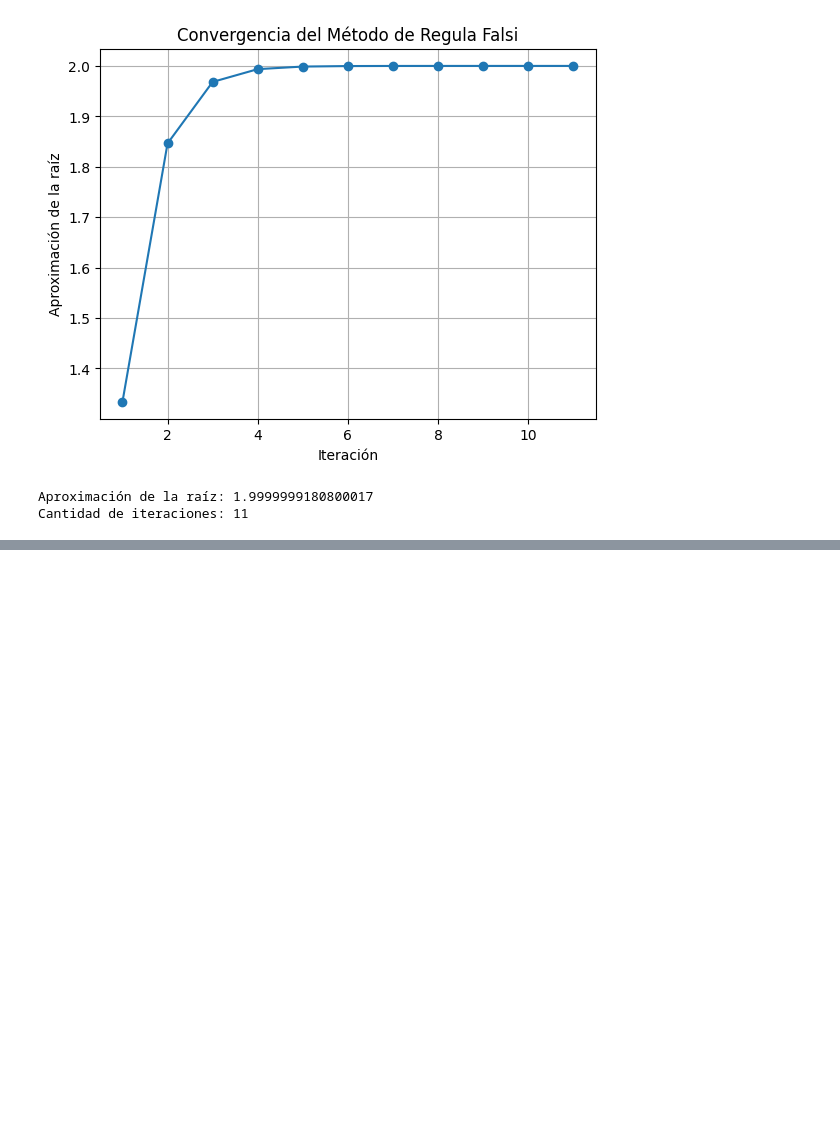
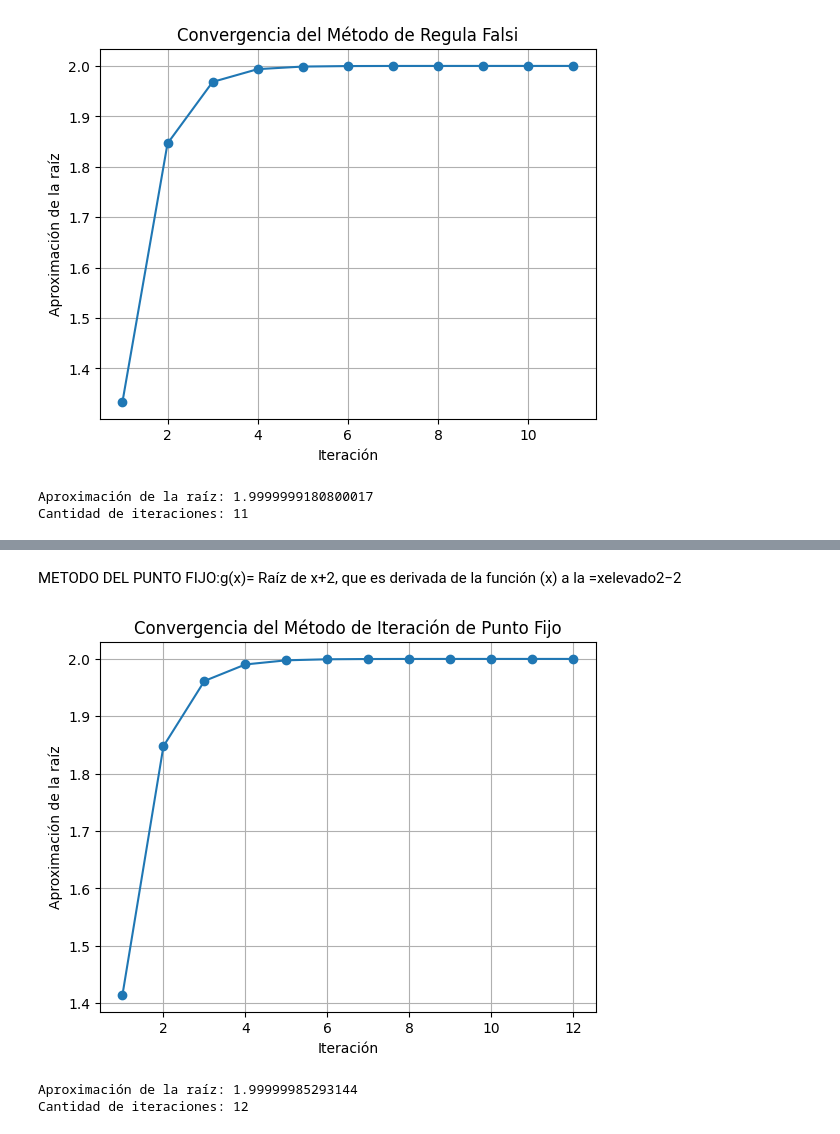
Before and after one commit to Gla2023/TrabajofinalCalculonumerico, a Jupyter notebook: Trabajo_final_Calculo_numérico.ipynb, the cells around one changed output, grey strips where cells are left out. Drawn from its saved outputs; the diff is of its cells as text; code cells hidden in the pictures; blank space fills up the shorter version.

```diff
--- a/Trabajo_final_Calculo_numérico.ipynb
+++ b/Trabajo_final_Calculo_numérico.ipynb
@@ -378,0 +596,77 @@ Cantidad de iteraciones: 11
+# %% [markdown]
+METODO DEL PUNTO FIJO:g(x)= Raíz de x+2, que es derivada de la función (x) a la
+=xelevado2−2
+# %%
+import sympy as sp
+import matplotlib.pyplot as plt
+
+def fixed_point_iteration(g, x0, tol=1e-6, max_iter=100):
+    """
+    Método de iteración de punto fijo para encontrar la raíz de una función.
+
+    Args:
+        g (sympy.Function): La función de iteración (punto fijo).
+        x0 (float): Punto inicial.
+        tol (float): Tolerancia para la convergencia (opcional).
+        max_iter (int): Número máximo de iteraciones (opcional).
+
+    Returns:
+        float: La aproximación de la raíz.
+        int: La cantidad de iteraciones realizadas.
+    """
+    x = sp.symbols('x')
+
+    iteration = 0
+    iteraciones = []
+    aproximaciones = []
+
+    while iteration < max_iter:
+        x1 = g.subs(x, x0)
+
+        # Actualizar listas para la gráfica
+        iteraciones.append(iteration + 1)
+        aproximaciones.append(x1)
+
+        if abs(x1 - x0) < tol:
+            # Graficar las iteraciones
+            plt.plot(iteraciones, aproximaciones, marker='o')
+            plt.xlabel('Iteración')
+            plt.ylabel('Aproximación de la raíz')
+            plt.title('Convergencia del Método de Iteración de Punto Fijo')
+            plt.grid(True)
+            plt.show()
+
+            return x1, iteration + 1
+
+        x0 = x1
+        iteration += 1
+
+    # Graficar las iteraciones si no converge
+    plt.plot(iteraciones, aproximaciones, marker='o')
+    plt.xlabel('Iteración')
+    plt.ylabel('Aproximación de la raíz')
+    plt.title('Convergencia del Método de Iteración de Punto Fijo')
+    plt.grid(True)
+    plt.show()
+
+    raise ValueError("El método de Iteración de Punto Fijo no convergió en el número máximo de iteraciones.")
+
+# Ejemplo de uso
+if __name__ == "__main__":
+    # Define la función de iteración (punto fijo)
+    x = sp.symbols('x')
+    g = (x + 2)**0.5  # Puedes ajustar esta función de iteración según tus necesidades
+
+    # Punto inicial
+    x0 = 0
+
+    # Llama al método de Iteración de Punto Fijo
+    root, iterations = fixed_point_iteration(g, x0)
+
+    # Imprime el resultado
+    print(f"Aproximación de la raíz: {root}")
+    print(f"Cantidad de iteraciones: {iterations}")
+# %% [output]
+[figure, added]
+Aproximación de la raíz: 1.99999985293144
+Cantidad de iteraciones: 12
```
Also changed, not shown: parts of 13 cells of this notebook.
